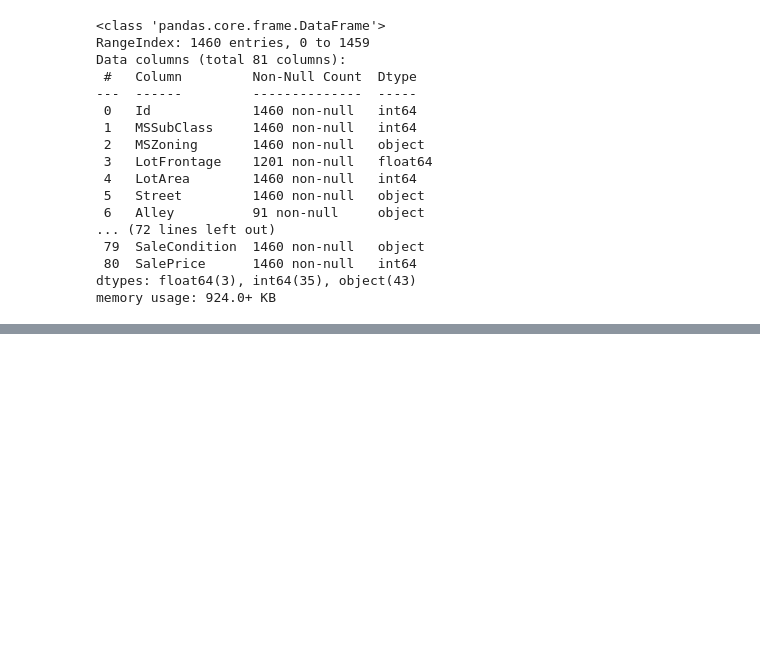
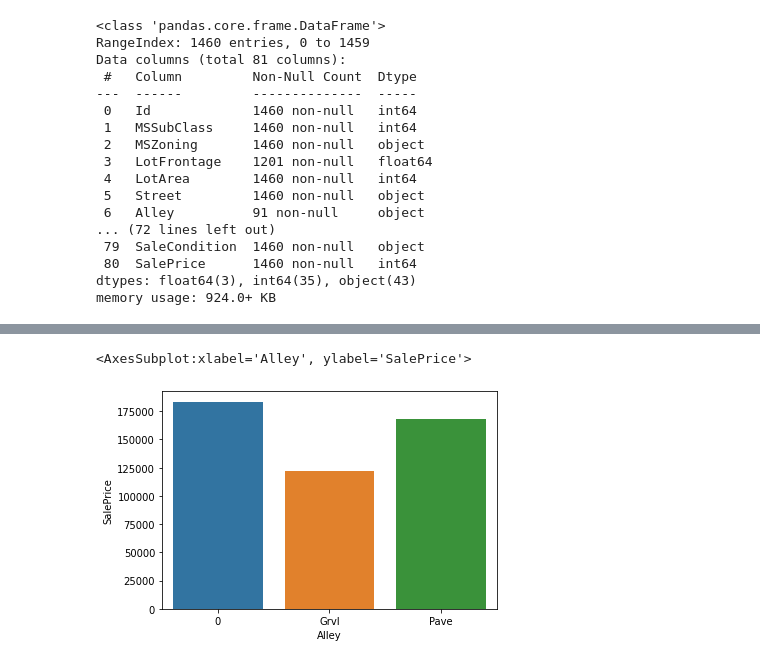
Before and after one commit to hoangquy18/Machine-Learning, a Jupyter notebook: Machine Learning/House/house.ipynb, the cells around one changed output, grey strips where cells are left out. Cells and saved outputs as stored; diff of their text form; code cells hidden in the pictures; blank space fills up the shorter version.

```diff
--- a/Machine Learning/House/house.ipynb
+++ b/Machine Learning/House/house.ipynb
@@ -44,0 +105,7 @@ memory usage: 924.0+ KB
+# %%
+train_data['Alley'] = train_data['Alley'].fillna(0)
+# %%
+sns.barplot(data = relative_attribute_sale("Alley",train_data),x= "Alley",y="SalePrice")
+# %% [output]
+<AxesSubplot:xlabel='Alley', ylabel='SalePrice'>
+[figure, added]
```
Also changed, not shown: parts of 11 cells of this notebook, 2 other files.
